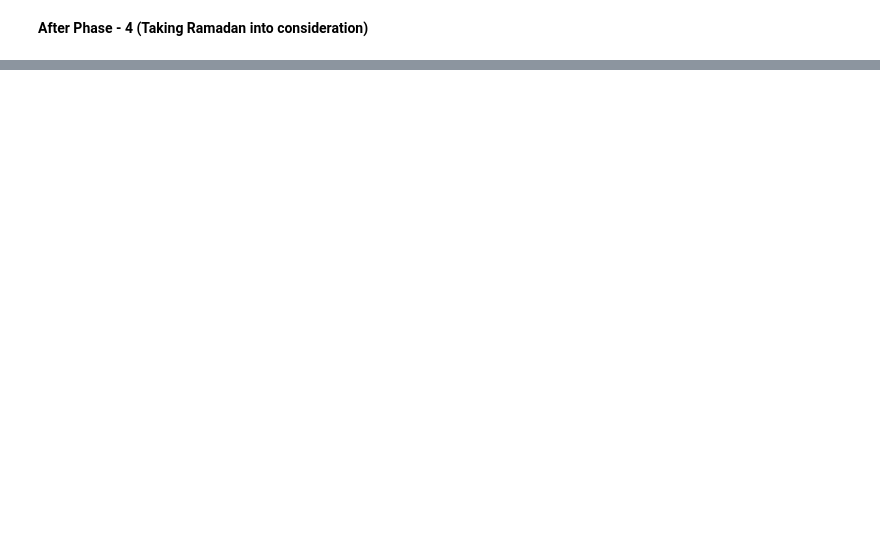
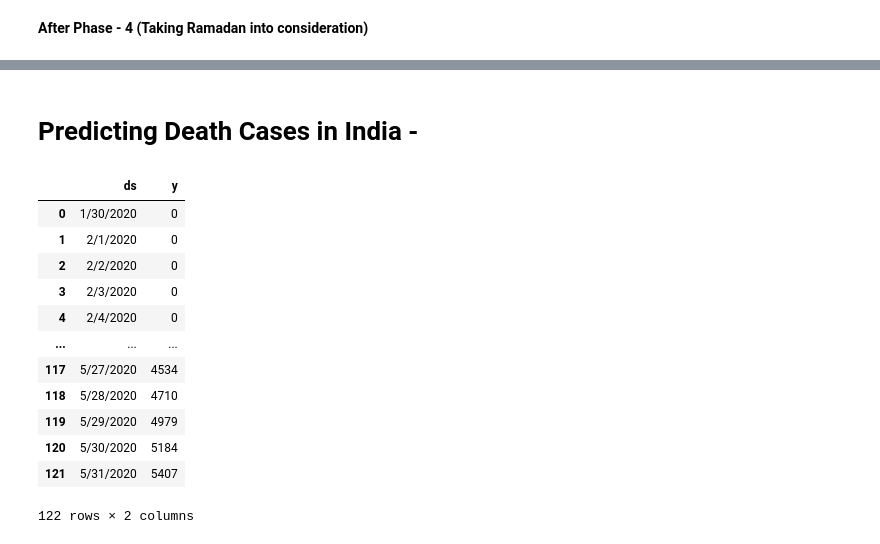
Before and after one commit to 41x3n/Impact-of-lockdown-in-India-COVID-19, a Jupyter notebook: analysis.ipynb, the cells around one changed output, grey strips where cells are left out. Saved outputs shown, nothing was run; the diff lists cells and outputs as text; code cells hidden in the pictures; blank space fills up the shorter version.

```diff
--- a/analysis.ipynb
+++ b/analysis.ipynb
@@ -679,0 +716,22 @@ INFO:fbprophet:Disabling daily seasonality. Run prophet with daily_seasonality=T
+# %% [markdown]
+# Predicting Death Cases in India -
+# %%
+death = death_df.iloc[38:,7:]
+death = death.T
+death = death.reset_index()
+death.columns = ['ds', 'y']
+death
+# %% [output]
+|  | ds | y |
+| 0 | 1/30/2020 | 0 |
+| 1 | 2/1/2020 | 0 |
+| 2 | 2/2/2020 | 0 |
+| 3 | 2/3/2020 | 0 |
+| 4 | 2/4/2020 | 0 |
+| ... | ... | ... |
+| 117 | 5/27/2020 | 4534 |
+| 118 | 5/28/2020 | 4710 |
+| 119 | 5/29/2020 | 4979 |
+| 120 | 5/30/2020 | 5184 |
+| 121 | 5/31/2020 | 5407 |
+122 rows × 2 columns
```
Also changed, not shown: parts of 4 cells of this notebook.
